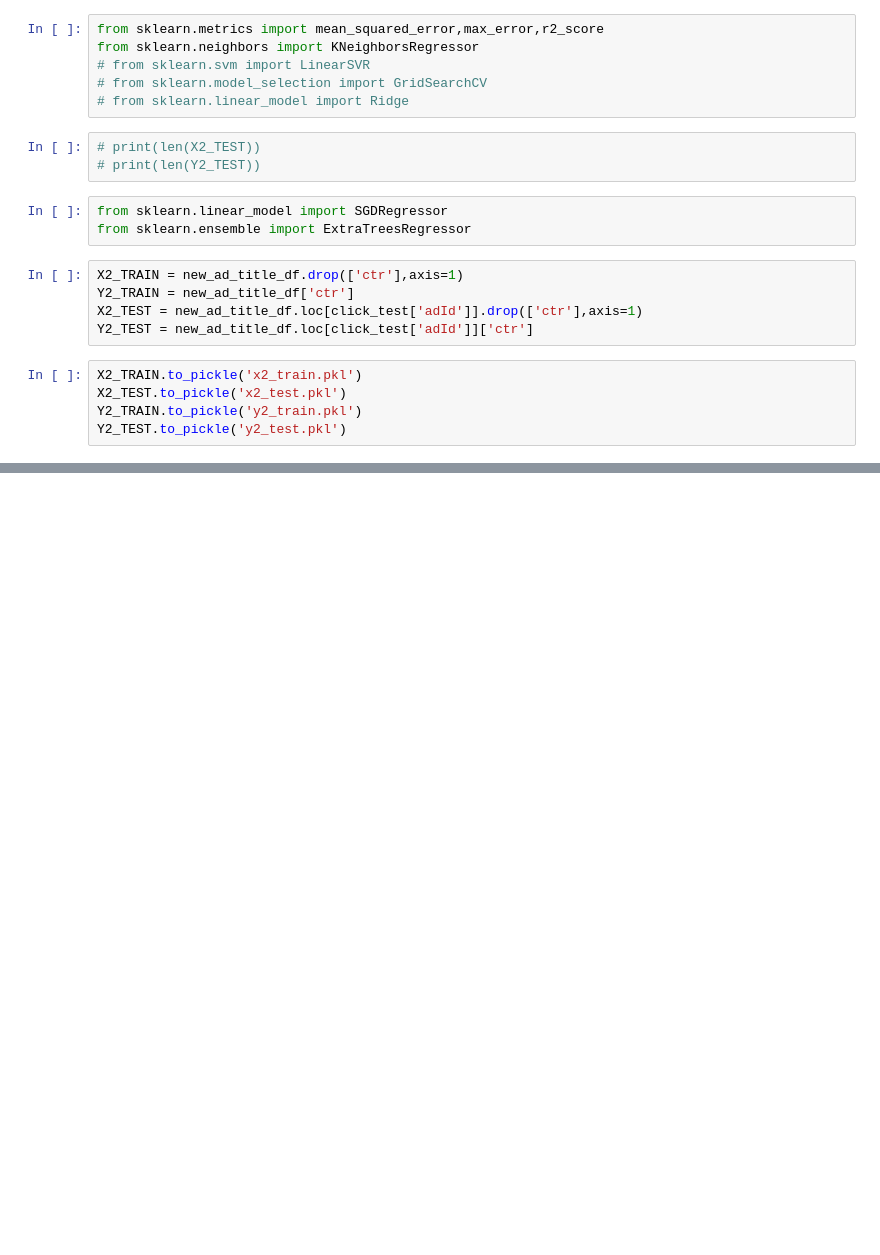
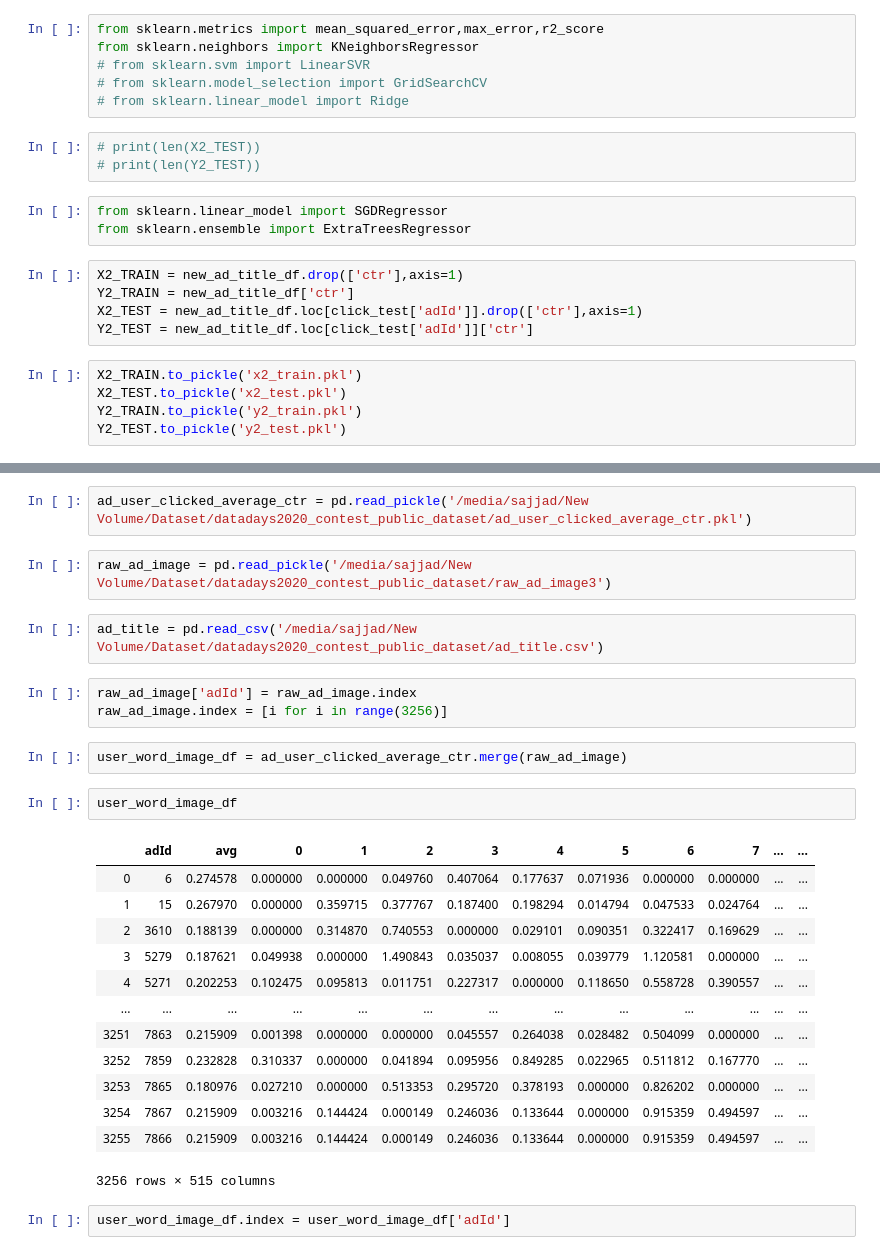
Before and after one commit to sajjad-yazdanparast/data-days, a Jupyter notebook: main.ipynb, the cells around one changed output, grey strips where cells are left out. Cells and saved outputs as stored; diff of their text form; blank space fills up the shorter version.

```diff
--- a/main.ipynb
+++ b/main.ipynb
@@ -436,0 +403,29 @@ real_sub_df.drop('ctr',axis=1).to_csv('sub_df.csv',header=None,index=False)
+# %%
+ad_user_clicked_average_ctr = pd.read_pickle('/media/sajjad/New Volume/Dataset/datadays2020_contest_public_dataset/ad_user_clicked_average_ctr.pkl')
+# %%
+raw_ad_image = pd.read_pickle('/media/sajjad/New Volume/Dataset/datadays2020_contest_public_dataset/raw_ad_image3')
+# %%
+ad_title = pd.read_csv('/media/sajjad/New Volume/Dataset/datadays2020_contest_public_dataset/ad_title.csv')
+# %%
+raw_ad_image['adId'] = raw_ad_image.index
+raw_ad_image.index = [i for i in range(3256)]
+# %%
+user_word_image_df = ad_user_clicked_average_ctr.merge(raw_ad_image)
+# %%
+user_word_image_df
+# %% [output]
+|  | adId | avg | 0 | 1 | 2 | 3 | 4 | 5 | 6 | 7 | ... | ... |
+| 0 | 6 | 0.274578 | 0.000000 | 0.000000 | 0.049760 | 0.407064 | 0.177637 | 0.071936 | 0.000000 | 0.000000 | ... | ... |
+| 1 | 15 | 0.267970 | 0.000000 | 0.359715 | 0.377767 | 0.187400 | 0.198294 | 0.014794 | 0.047533 | 0.024764 | ... | ... |
+| 2 | 3610 | 0.188139 | 0.000000 | 0.314870 | 0.740553 | 0.000000 | 0.029101 | 0.090351 | 0.322417 | 0.169629 | ... | ... |
+| 3 | 5279 | 0.187621 | 0.049938 | 0.000000 | 1.490843 | 0.035037 | 0.008055 | 0.039779 | 1.120581 | 0.000000 | ... | ... |
+| 4 | 5271 | 0.202253 | 0.102475 | 0.095813 | 0.011751 | 0.227317 | 0.000000 | 0.118650 | 0.558728 | 0.390557 | ... | ... |
+| ... | ... | ... | ... | ... | ... | ... | ... | ... | ... | ... | ... | ... |
+| 3251 | 7863 | 0.215909 | 0.001398 | 0.000000 | 0.000000 | 0.045557 | 0.264038 | 0.028482 | 0.504099 | 0.000000 | ... | ... |
+| 3252 | 7859 | 0.232828 | 0.310337 | 0.000000 | 0.041894 | 0.095956 | 0.849285 | 0.022965 | 0.511812 | 0.167770 | ... | ... |
+| 3253 | 7865 | 0.180976 | 0.027210 | 0.000000 | 0.513353 | 0.295720 | 0.378193 | 0.000000 | 0.826202 | 0.000000 | ... | ... |
+| 3254 | 7867 | 0.215909 | 0.003216 | 0.144424 | 0.000149 | 0.246036 | 0.133644 | 0.000000 | 0.915359 | 0.494597 | ... | ... |
+| 3255 | 7866 | 0.215909 | 0.003216 | 0.144424 | 0.000149 | 0.246036 | 0.133644 | 0.000000 | 0.915359 | 0.494597 | ... | ... |
+3256 rows × 515 columns
+# %%
+user_word_image_df.index = user_word_image_df['adId']
```
Also changed, not shown: parts of 50 cells of this notebook, 2 other files.
